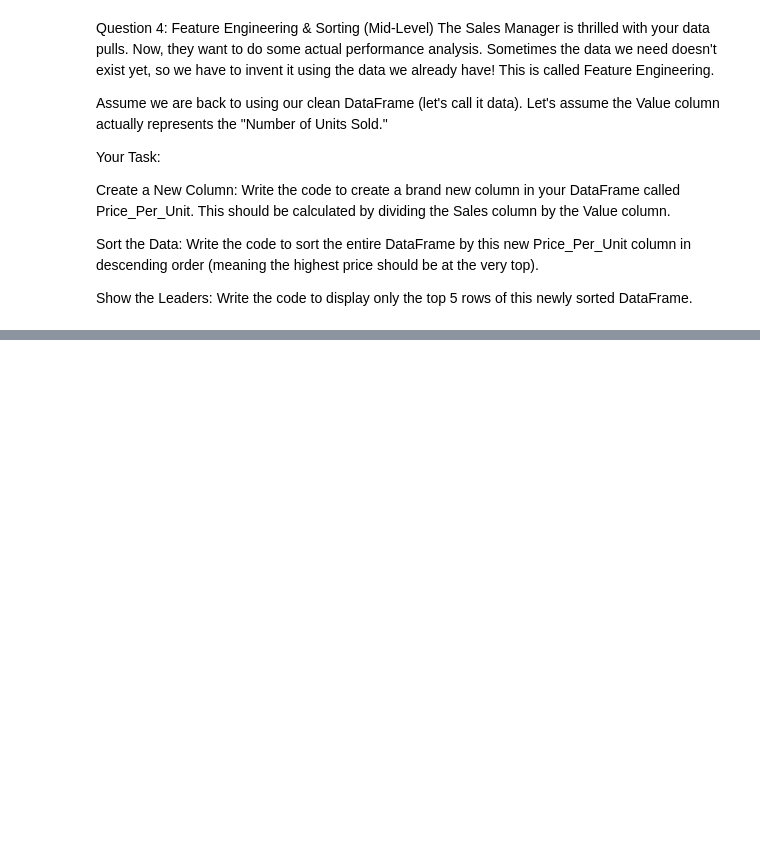
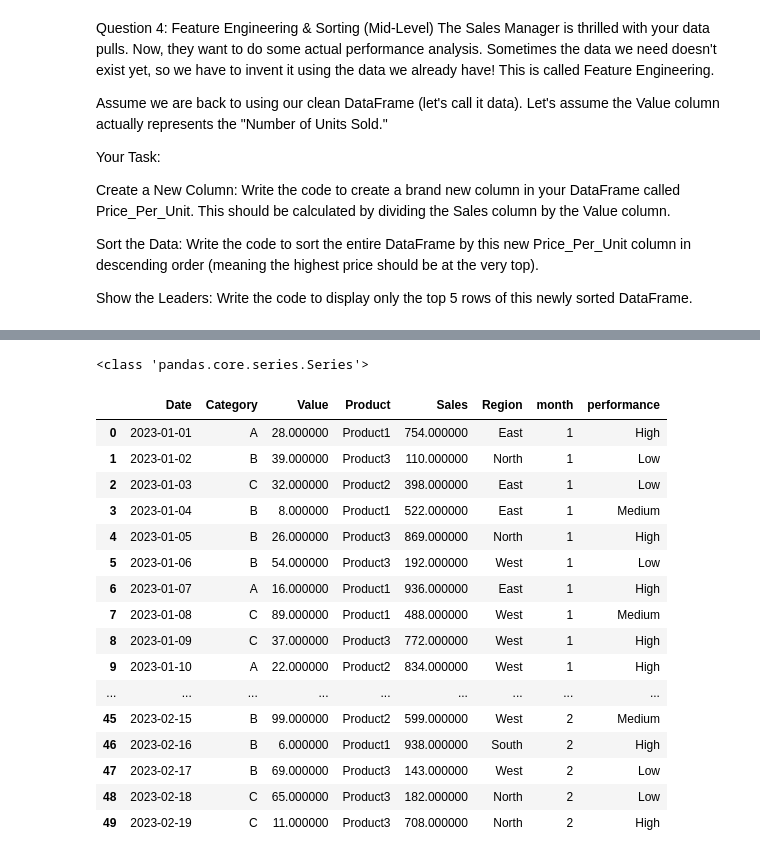
Before and after one commit to Youraj9/data-analytics, a Jupyter notebook: USING PYTHON/DATA-ANALYSIS.ipynb, the cells around one changed output, grey strips where cells are left out. Drawn from its saved outputs; the diff is of its cells as text; code cells hidden in the pictures; blank space fills up the shorter version.

Commit message:
added projects and done task 4

```diff
--- a/USING PYTHON/DATA-ANALYSIS.ipynb
+++ b/USING PYTHON/DATA-ANALYSIS.ipynb
@@ -242,0 +363,43 @@ df.sort_values(by="Price_Per_Unit",ascending=False).head(5)
+# %%
+copydata["performance"] =copydata["Sales"].apply(lambda x:"HIGH" if x>700 else "Medium" if x<700 and x>400 else "low" if x>300 else "low")
+# %%
+print(type(copydata["performance"]))
+# %% [output]
+<class 'pandas.core.series.Series'>
+# %%
+import numpy as np
+
+# If > 700, "High".
+# Else, if > 400, "Medium".
+# Else, "Low".
+copydata["performance"] = np.where(copydata["Sales"] > 700, "High",
+                          np.where(copydata["Sales"] > 400, "Medium",
+                                   "Low"))
+# %%
+# task 3 can also be done by using np.where function
+import numpy as np
+copydata["performance"] = np.where(copydata["Sales"]> 700 ,"HIGH",
+                                   np.where(copydata["Sales"]>400,"Medium","Low"))
+# %%
+# we are using the pd.cut
+copydata["performance"] =pd.cut(copydata["Sales"], bins=[-float("inf"), 400, 700, float("inf")], labels=["Low", "Medium", "High"])
+# %%
+copydata
+# %% [output]
+|  | Date | Category | Value | Product | Sales | Region | month | performance |
+| 0 | 2023-01-01 | A | 28.000000 | Product1 | 754.000000 | East | 1 | High |
+| 1 | 2023-01-02 | B | 39.000000 | Product3 | 110.000000 | North | 1 | Low |
+| 2 | 2023-01-03 | C | 32.000000 | Product2 | 398.000000 | East | 1 | Low |
+| 3 | 2023-01-04 | B | 8.000000 | Product1 | 522.000000 | East | 1 | Medium |
+| 4 | 2023-01-05 | B | 26.000000 | Product3 | 869.000000 | North | 1 | High |
+| 5 | 2023-01-06 | B | 54.000000 | Product3 | 192.000000 | West | 1 | Low |
+| 6 | 2023-01-07 | A | 16.000000 | Product1 | 936.000000 | East | 1 | High |
+| 7 | 2023-01-08 | C | 89.000000 | Product1 | 488.000000 | West | 1 | Medium |
+| 8 | 2023-01-09 | C | 37.000000 | Product3 | 772.000000 | West | 1 | High |
+| 9 | 2023-01-10 | A | 22.000000 | Product2 | 834.000000 | West | 1 | High |
+| ... | ... | ... | ... | ... | ... | ... | ... | ... |
+| 45 | 2023-02-15 | B | 99.000000 | Product2 | 599.000000 | West | 2 | Medium |
+| 46 | 2023-02-16 | B | 6.000000 | Product1 | 938.000000 | South | 2 | High |
+| 47 | 2023-02-17 | B | 69.000000 | Product3 | 143.000000 | West | 2 | Low |
+| 48 | 2023-02-18 | C | 65.000000 | Product3 | 182.000000 | North | 2 | Low |
+| 49 | 2023-02-19 | C | 11.000000 | Product3 | 708.000000 | North | 2 | High |
```
Also changed, not shown: parts of 25 cells of this notebook, 1 other file.
